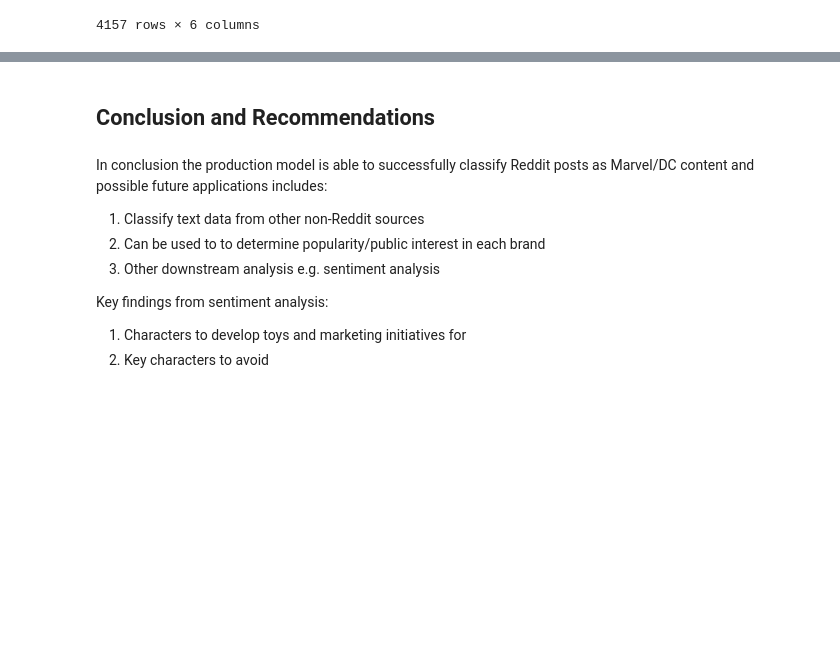
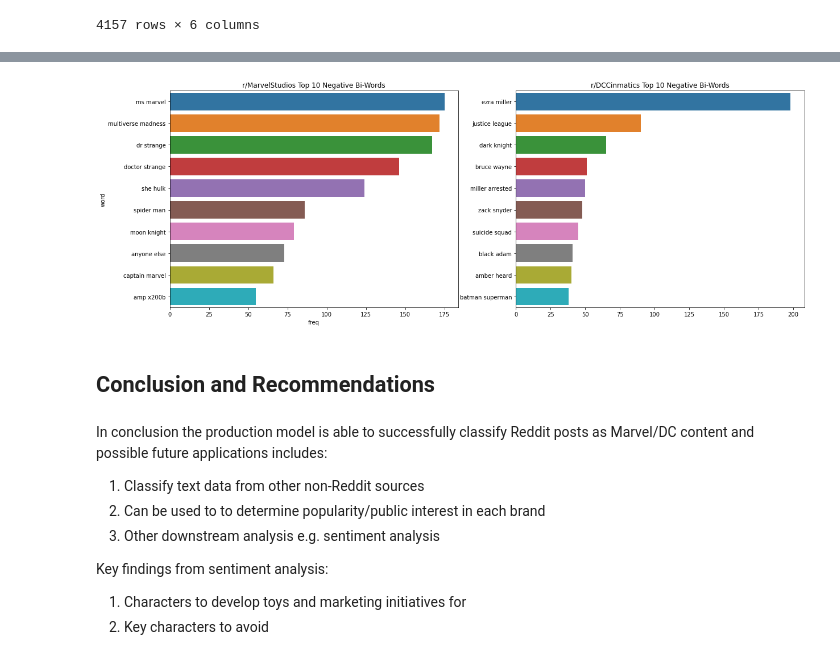
Before and after one commit to LiyanaNormal/General_Assembly_DSI_29, a Jupyter notebook: Classification_SA_on_DCandMarvelSubreddit/Classification_Model_Analysis_P3_to_submit.ipynb, the cells around one changed output, grey strips where cells are left out. Cells and saved outputs as stored; diff of their text form; code cells hidden in the pictures; blank space fills up the shorter version.

```diff
--- a/Classification_SA_on_DCandMarvelSubreddit/Classification_Model_Analysis_P3_to_submit.ipynb
+++ b/Classification_SA_on_DCandMarvelSubreddit/Classification_Model_Analysis_P3_to_submit.ipynb
@@ -696,3 +764,7 @@ positive.drop(columns='Unnamed: 0')
+# %%
+plot_top_tokens(neg_ma, neg_dc, 'post', 10, 2, 'r/MarvelStudios Top 10 Negative Bi-Words', 'r/DCCinmatics Top 10 Negative Bi-Words')
+# %% [output]
+[figure, added]
 # %% [markdown]
 ## Conclusion and Recommendations
 # %% [markdown]
```
Also changed, not shown: parts of 7 cells of this notebook.
